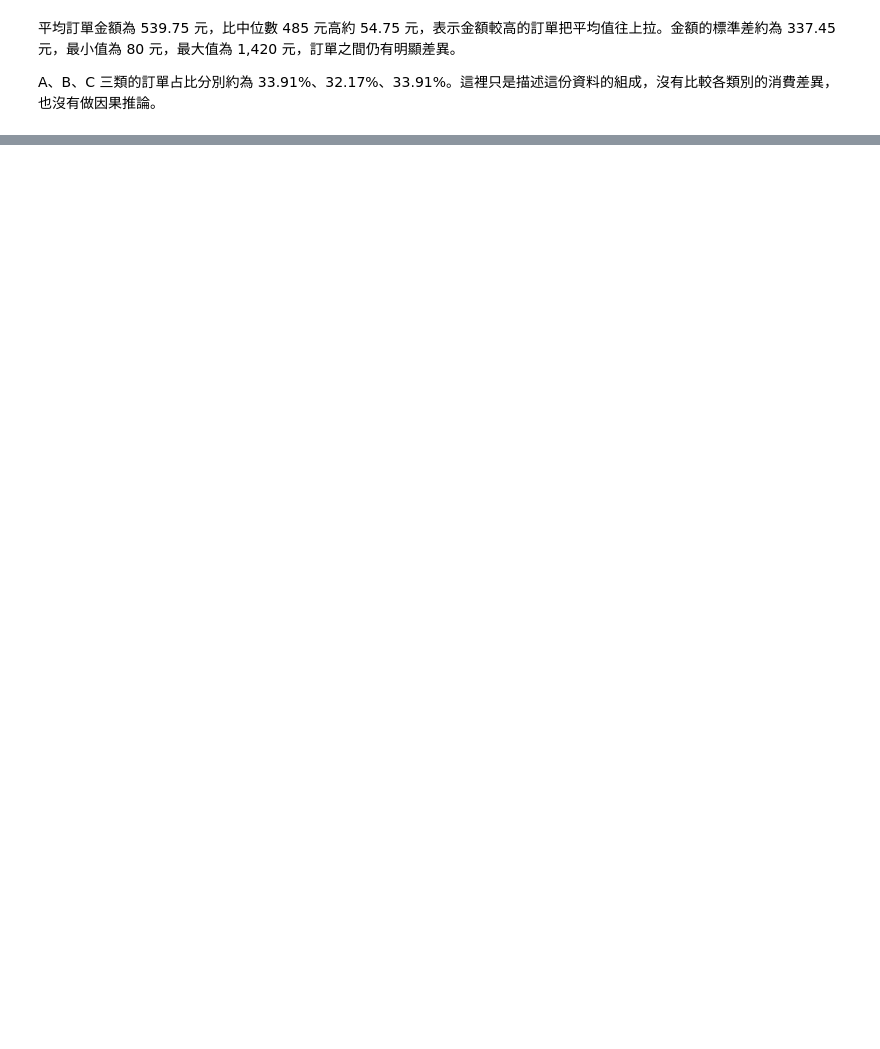
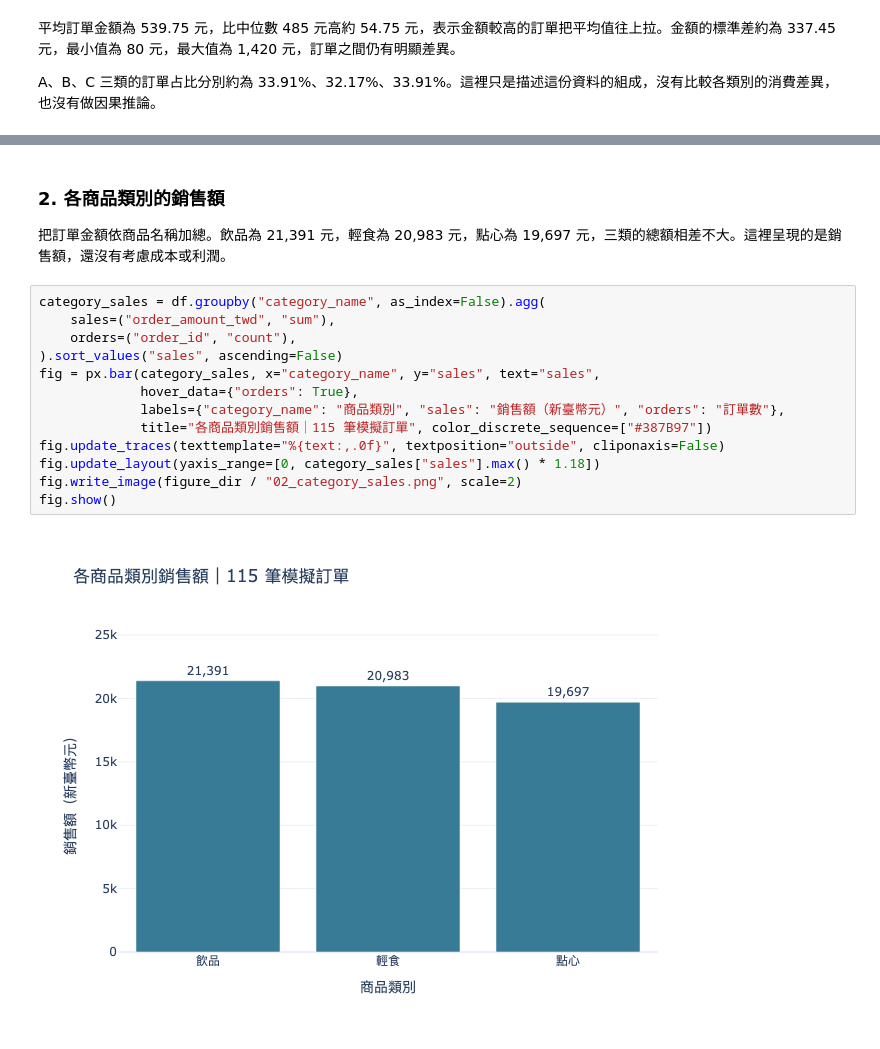
Before and after one commit to DanielTsai2026/DSSI2026-group-x, a Jupyter notebook: finding/demo_orders_analysis.ipynb, the cells around one changed output, grey strips where cells are left out. Saved outputs shown, nothing was run; the diff lists cells and outputs as text; blank space fills up the shorter version.

```diff
--- a/finding/demo_orders_analysis.ipynb
+++ b/finding/demo_orders_analysis.ipynb
@@ -151,0 +182,19 @@ A、B、C 三類的訂單占比分別約為 33.91%、32.17%、33.91%。這裡只
+# %% [markdown]
+### 2. 各商品類別的銷售額
+
+把訂單金額依商品名稱加總。飲品為 21,391 元，輕食為 20,983 元，點心為 19,697 元，三類的總額相差不大。這裡呈現的是銷售額，還沒有考慮成本或利潤。
+# %%
+category_sales = df.groupby("category_name", as_index=False).agg(
+    sales=("order_amount_twd", "sum"),
+    orders=("order_id", "count"),
+).sort_values("sales", ascending=False)
+fig = px.bar(category_sales, x="category_name", y="sales", text="sales",
+             hover_data={"orders": True},
+             labels={"category_name": "商品類別", "sales": "銷售額（新臺幣元）", "orders": "訂單數"},
+             title="各商品類別銷售額｜115 筆模擬訂單", color_discrete_sequence=["#387B97"])
+fig.update_traces(texttemplate="%{text:,.0f}", textposition="outside", cliponaxis=False)
+fig.update_layout(yaxis_range=[0, category_sales["sales"].max() * 1.18])
+fig.write_image(figure_dir / "02_category_sales.png", scale=2)
+fig.show()
+# %% [output]
+[figure, added]
```
Also changed, not shown: parts of 13 cells of this notebook, 11 other files.
